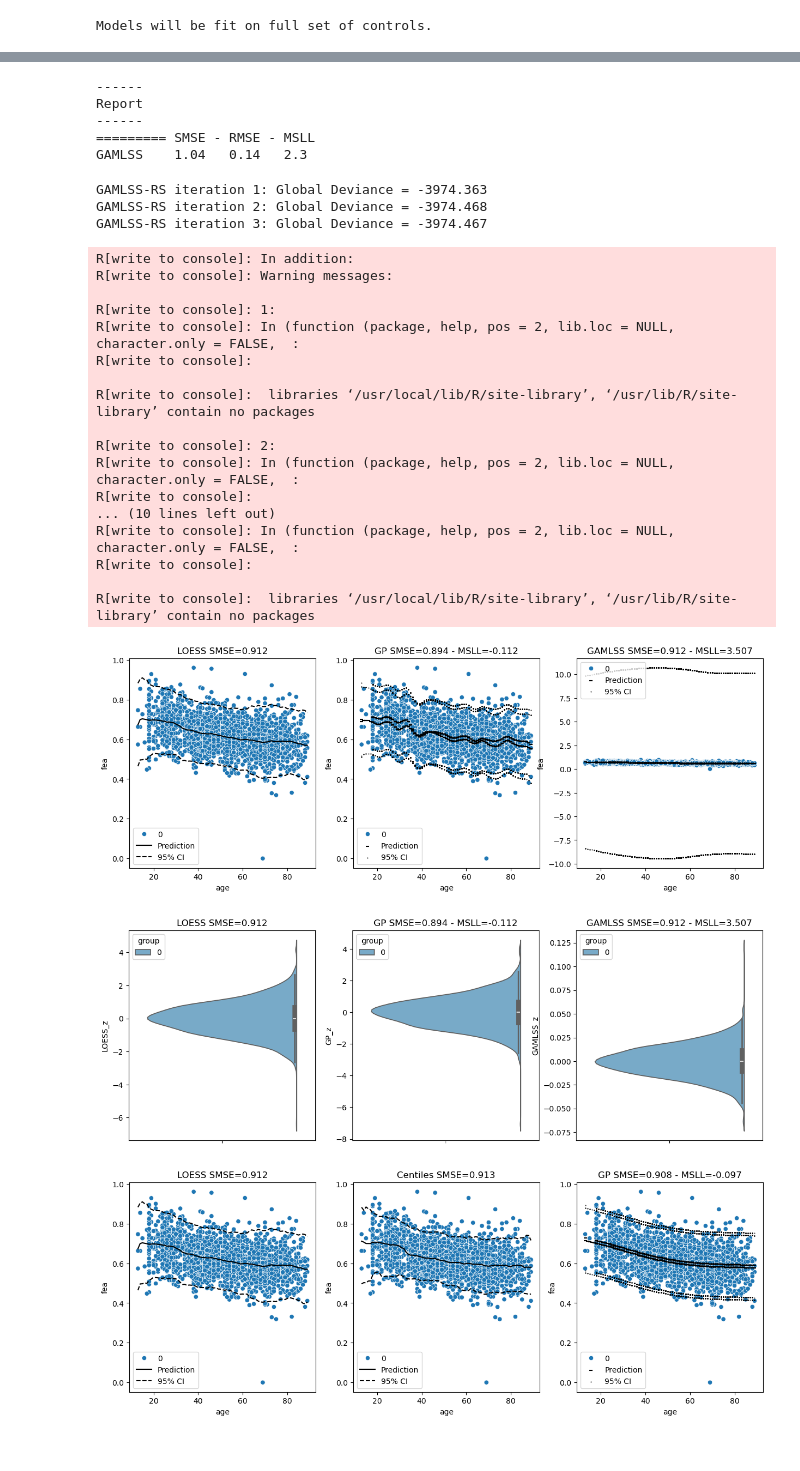
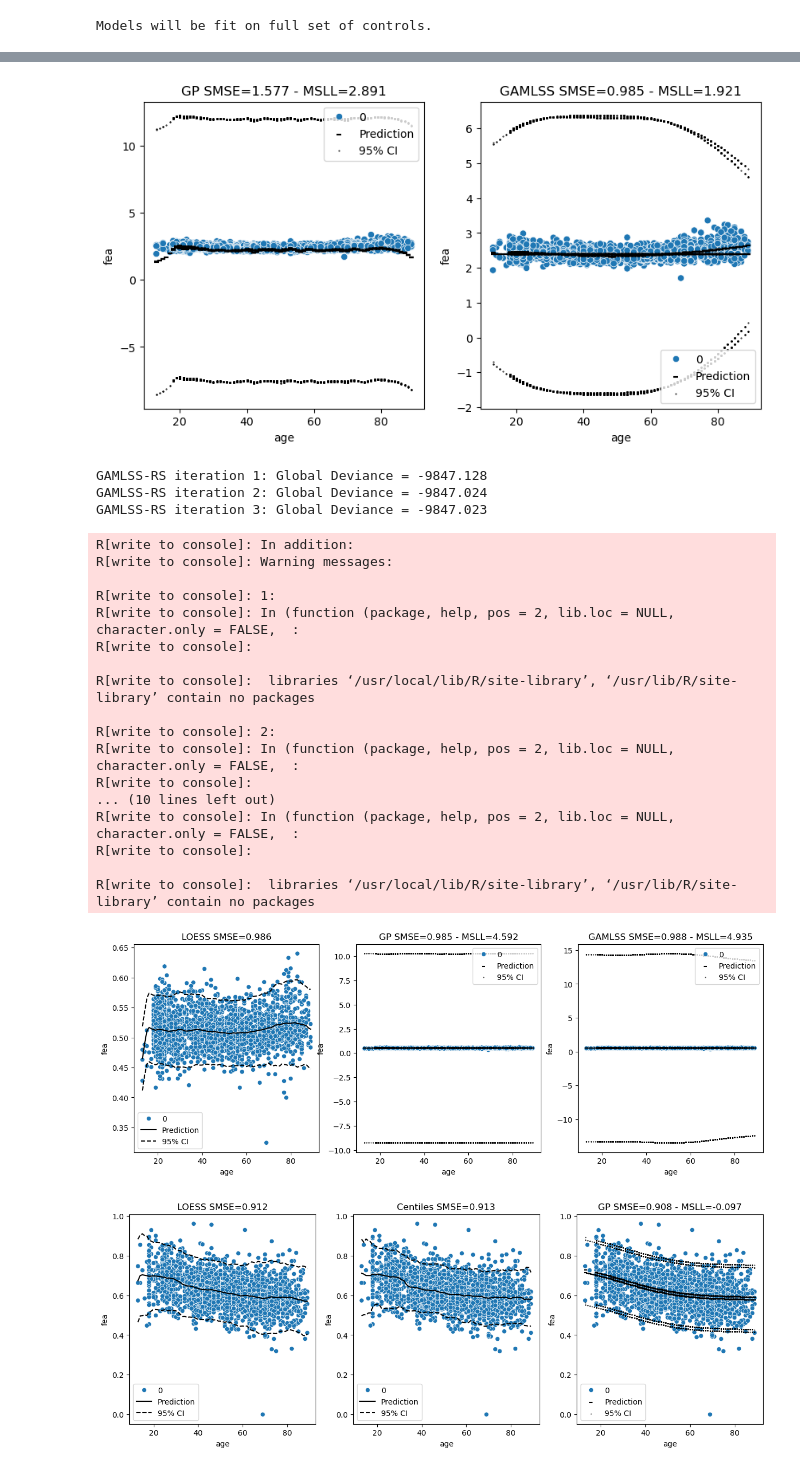
Before and after one commit to podismine/CMDM, a Jupyter notebook: gamlss.ipynb, the cells around one changed output, grey strips where cells are left out. Drawn from its saved outputs; the diff is of its cells as text; code cells hidden in the pictures.

```diff
--- a/gamlss.ipynb
+++ b/gamlss.ipynb
@@ -8,0 +14,3 @@ dat = np.load("./data/norm.npz")
+# %%
+norm_dataset = Task1Data()
+abide_dataset = Task2Data()
@@ -13,6 +27,16 @@ sexs = dat['sex']
 # %%
 df = pd.DataFrame()
-df['fea'] = ct[:,3]
-df['age'] = ages
-df['sex'] = sexs
-df['group'] = 0
+df['fea'] = np.concatenate([norm_dataset.ct_feas[...,0][:,20], abide_dataset.ct_feas[...,0][:,20]])
+df['age'] = np.concatenate([norm_dataset.ages, abide_dataset.ages])
+df['sex'] = np.concatenate([norm_dataset.sexs, abide_dataset.sexs]) #sexs
+df['male'] = 1 -df['sex']
+df['group'] = [0] * len(norm_dataset.ct_feas) + [1] * len(abide_dataset.ct_feas)
+sns.scatterplot(x='age',y='fea',data=df)
+
+# df = pd.DataFrame()
+# df['fea'] = ct[:,20]
+# df['age'] = ages
+# df['sex'] = sexs
+# df['male'] = 1 -sexs
+# df['group'] = 0
+# sns.scatterplot(x='age',y='fea',data=df)
@@ -24,4 +46,4 @@ sns.scatterplot(x='age',y='fea',data=df)
 # %%
-m = PyNM(df,'fea','group',confounds = ['age','sex'],bin_spacing=1,bin_width=7)
+m = PyNM(df,'fea','group',confounds = ['age','sex'],bin_spacing=1,bin_width=7,train_sample=1)
 # %% [output]
 Models will be fit on full set of controls.
@@ -78,8 +278,0 @@ m.plot_z(confound='age')
-# %%
-m.report()
-# %% [output]
-------
-Report
-------
-========= SMSE - RMSE - MSLL
-GAMLSS    1.04   0.14   2.3
@@ -88,11 +281,15 @@ m.zm
+# %%
+m.plot()
+# %% [output]
+[figure, added]
 # %%
 m.loess_normative_model()
 m.gp_normative_model(length_scale_bounds='fixed',length_scale=20)
 m.gamlss_normative_model(mu = "fea ~ cs(age)", sigma = "~ cs(age,df=2)", family='NO2')
 # %% [output]
-GAMLSS-RS iteration 1: Global Deviance = -3974.363
-GAMLSS-RS iteration 2: Global Deviance = -3974.468
-GAMLSS-RS iteration 3: Global Deviance = -3974.467
+GAMLSS-RS iteration 1: Global Deviance = -9847.128
+GAMLSS-RS iteration 2: Global Deviance = -9847.024
+GAMLSS-RS iteration 3: Global Deviance = -9847.023
 R[write to console]: In addition:
 R[write to console]: Warning messages:
 
@@ -112,10 +309,11 @@ R[write to console]:
 R[write to console]:  libraries ‘/usr/local/lib/R/site-library’, ‘/usr/lib/R/site-library’ contain no packages
 # %%
 m.plot()
-m.plot_z()
+# m.plot_res()
+
+# m.plot_z()
 # %% [output]
-[figure, old version]
+[figure, new version]
-[figure, removed]
 # %%
 m.loess_normative_model()
 m.centiles_normative_model()
```
Also changed, not shown: parts of 22 cells of this notebook, 35 other files.
